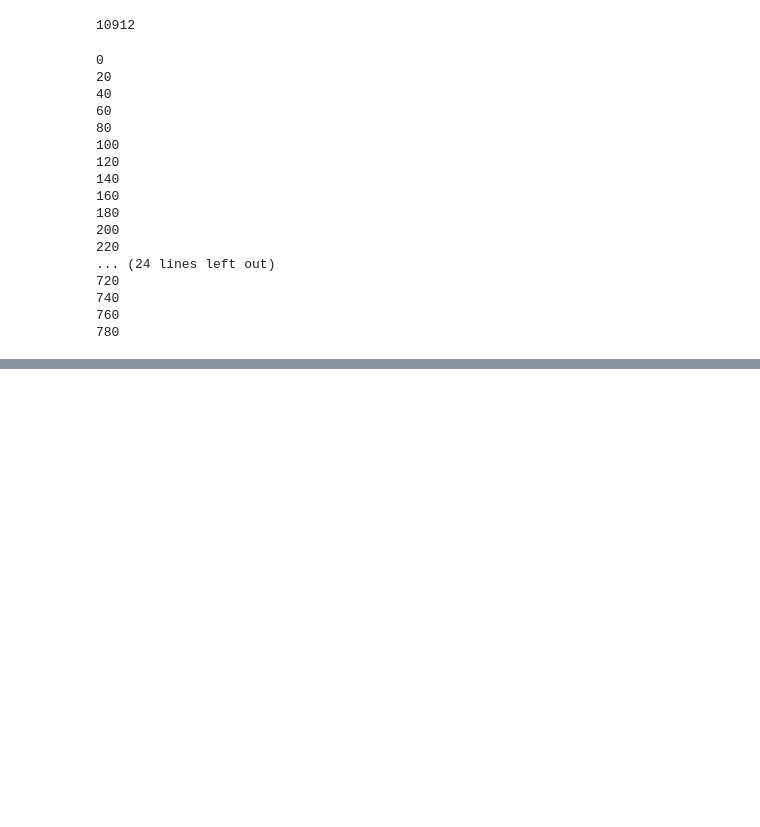
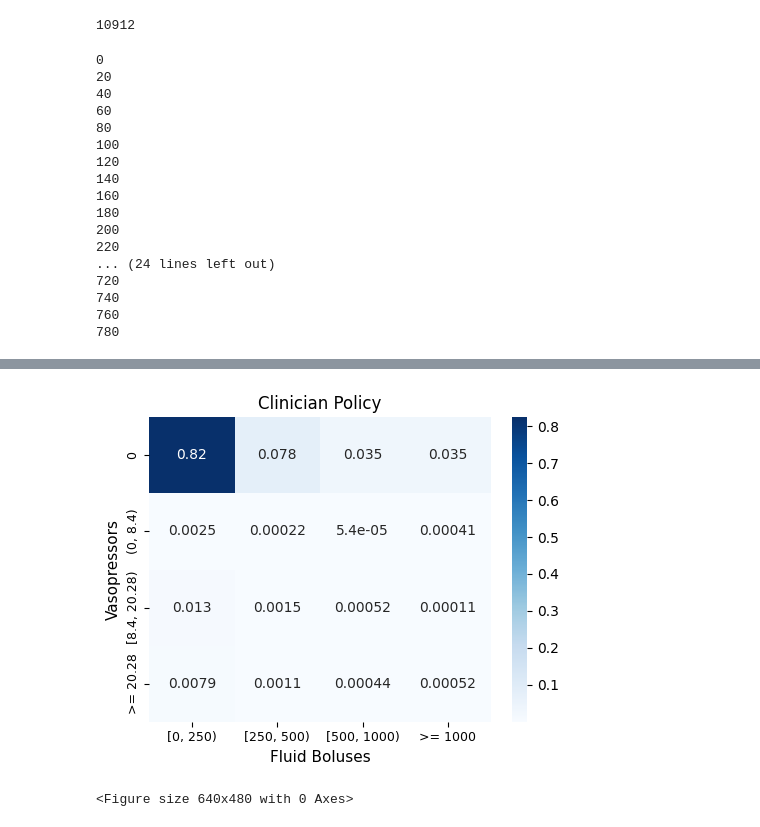
Before and after one commit to RuoqingEvelineWang/CS5446, a Jupyter notebook: notebooks/Ruoqing-dyna_Q_evaluation_on_CPU.ipynb, the cells around one changed output, grey strips where cells are left out. Drawn from its saved outputs; the diff is of its cells as text; code cells hidden in the pictures; blank space fills up the shorter version.

```diff
--- a/notebooks/Ruoqing-dyna_Q_evaluation_on_CPU.ipynb
+++ b/notebooks/Ruoqing-dyna_Q_evaluation_on_CPU.ipynb
@@ -507,0 +689,46 @@ dynaq_vaso_proportions.to_csv('dynaq_vaso_proportions.csv')
+# %%
+#plot action heatmap
+#dynaq_actions = [0,1,4,2,5,3,15]
+action_count_matrix = np.zeros((4, 4))
+for i in range(len(dynaq_fluids)):
+    fluid = dynaq_fluids[i]
+    vaso = dynaq_vasopressors[i]
+    action_count_matrix[fluid,vaso] += 1
+action_distribution_dynaq = action_count_matrix / len(dynaq_fluids)
+#fluid_categories = ['0', '250', '500', '1000']
+#vasopressor_categories = ['0', '1e-6', '8.4', '20.28']
+fluid_categories = ['[0, 250)', '[250, 500)', '[500, 1000)', '>= 1000']  # Sorted fluid boluses
+vasopressor_categories = ['0', '(0, 8.4)', '[8.4, 20.28)', '>= 20.28']  # Sorted vasopressors
+plt.figure(figsize=(5, 4))
+sns.heatmap(action_distribution_dynaq, annot=True, cmap="Blues", xticklabels=fluid_categories, yticklabels=vasopressor_categories)
+plt.title('')
+plt.xlabel('Fluid Boluses', fontsize=11)
+plt.ylabel('Vasopressors', fontsize=11)
+plt.tick_params(labelsize=9)
+plt.tight_layout()
+plt.show()
+# %%
+#plot action heatmap
+#dynaq_actions = [0,1,4,2,5,3,15]
+action_count_matrix = np.zeros((4, 4))
+for i in range(len(clinician_fluids)):
+    fluid = clinician_fluids[i]
+    vaso = clinician_vasopressors[i]
+    action_count_matrix[fluid,vaso] += 1
+action_distribution_clinician = action_count_matrix / len(clinician_fluids)
+#fluid_categories = ['0', '250', '500', '1000']
+#vasopressor_categories = ['0', '1e-6', '8.4', '20.28']
+fluid_categories = ['[0, 250)', '[250, 500)', '[500, 1000)', '>= 1000']  # Sorted fluid boluses
+vasopressor_categories = ['0', '(0, 8.4)', '[8.4, 20.28)', '>= 20.28']  # Sorted vasopressors
+plt.figure(figsize=(5, 4))
+sns.heatmap(action_distribution_clinician, annot=True, cmap="Blues", xticklabels=fluid_categories, yticklabels=vasopressor_categories)
+plt.title('Clinician Policy')
+plt.xlabel('Fluid Boluses', fontsize=11)
+plt.ylabel('Vasopressors', fontsize=11)
+plt.tick_params(labelsize=9)
+plt.tight_layout()
+plt.show()
+plt.savefig('heatmap.png')
+# %% [output]
+[figure, added]
+<Figure size 640x480 with 0 Axes>
```
Also changed, not shown: parts of 13 cells of this notebook.
